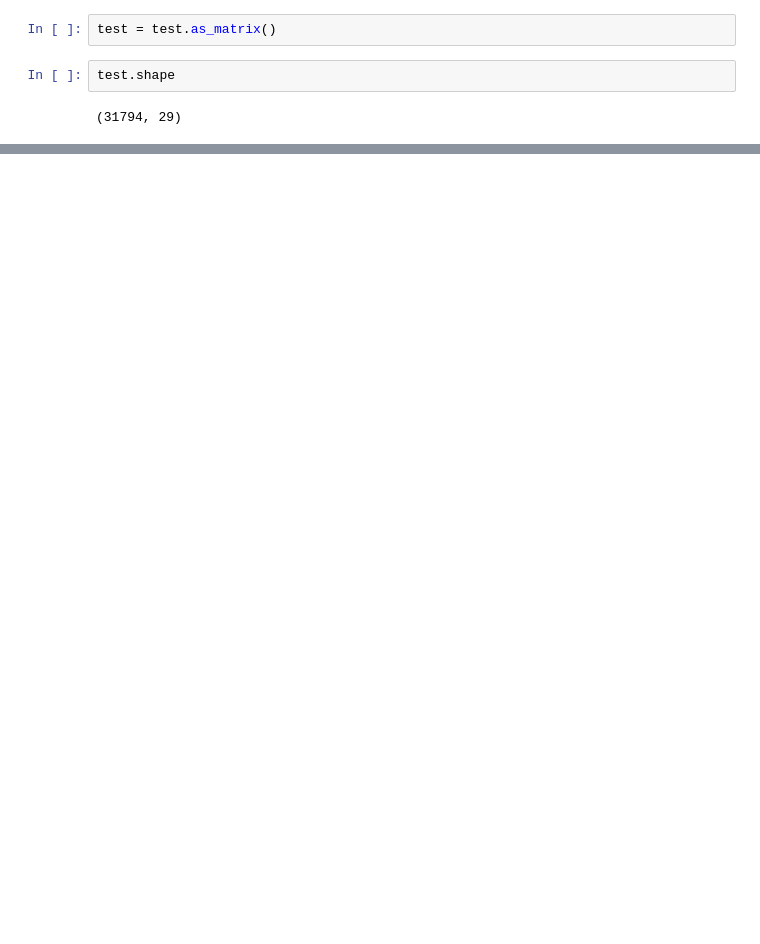
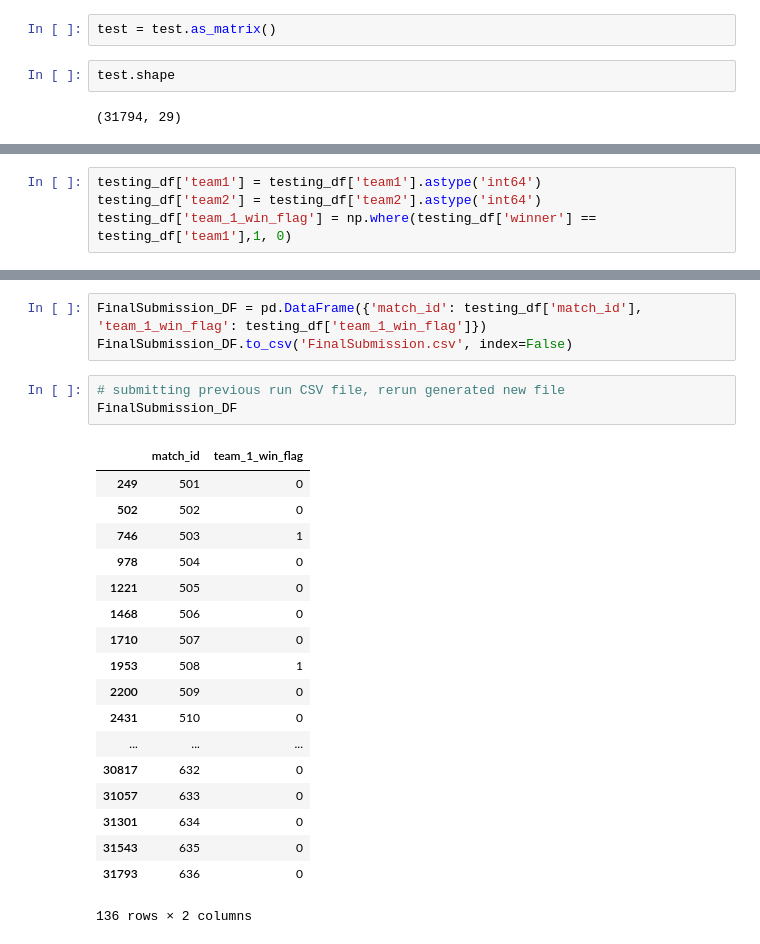
Before and after one commit to Byte7/Techgig-AI-Contest, a Jupyter notebook: TechGig_AI_Contest.ipynb, the cells around one changed output, grey strips where cells are left out. Saved outputs shown, nothing was run; the diff lists cells and outputs as text; blank space fills up the shorter version.

Commit message:
complete ! Final submission file added.

```diff
--- a/TechGig_AI_Contest.ipynb
+++ b/TechGig_AI_Contest.ipynb
@@ -415,0 +536,4 @@ print(count_pred)
+# %%
+testing_df['team1'] = testing_df['team1'].astype('int64')
+testing_df['team2'] = testing_df['team2'].astype('int64')
+testing_df['team_1_win_flag'] = np.where(testing_df['winner'] == testing_df['team1'],1, 0)
@@ -415,0 +561,25 @@ print(count_pred)
+# %%
+FinalSubmission_DF = pd.DataFrame({'match_id': testing_df['match_id'], 'team_1_win_flag': testing_df['team_1_win_flag']})
+FinalSubmission_DF.to_csv('FinalSubmission.csv', index=False)
+# %%
+# submitting previous run CSV file, rerun generated new file
+FinalSubmission_DF
+# %% [output]
+|  | match_id | team_1_win_flag |
+| 249 | 501 | 0 |
+| 502 | 502 | 0 |
+| 746 | 503 | 1 |
+| 978 | 504 | 0 |
+| 1221 | 505 | 0 |
+| 1468 | 506 | 0 |
+| 1710 | 507 | 0 |
+| 1953 | 508 | 1 |
+| 2200 | 509 | 0 |
+| 2431 | 510 | 0 |
+| ... | ... | ... |
+| 30817 | 632 | 0 |
+| 31057 | 633 | 0 |
+| 31301 | 634 | 0 |
+| 31543 | 635 | 0 |
+| 31793 | 636 | 0 |
+136 rows × 2 columns
```
Also changed, not shown: parts of 60 cells of this notebook, 1 other file.
